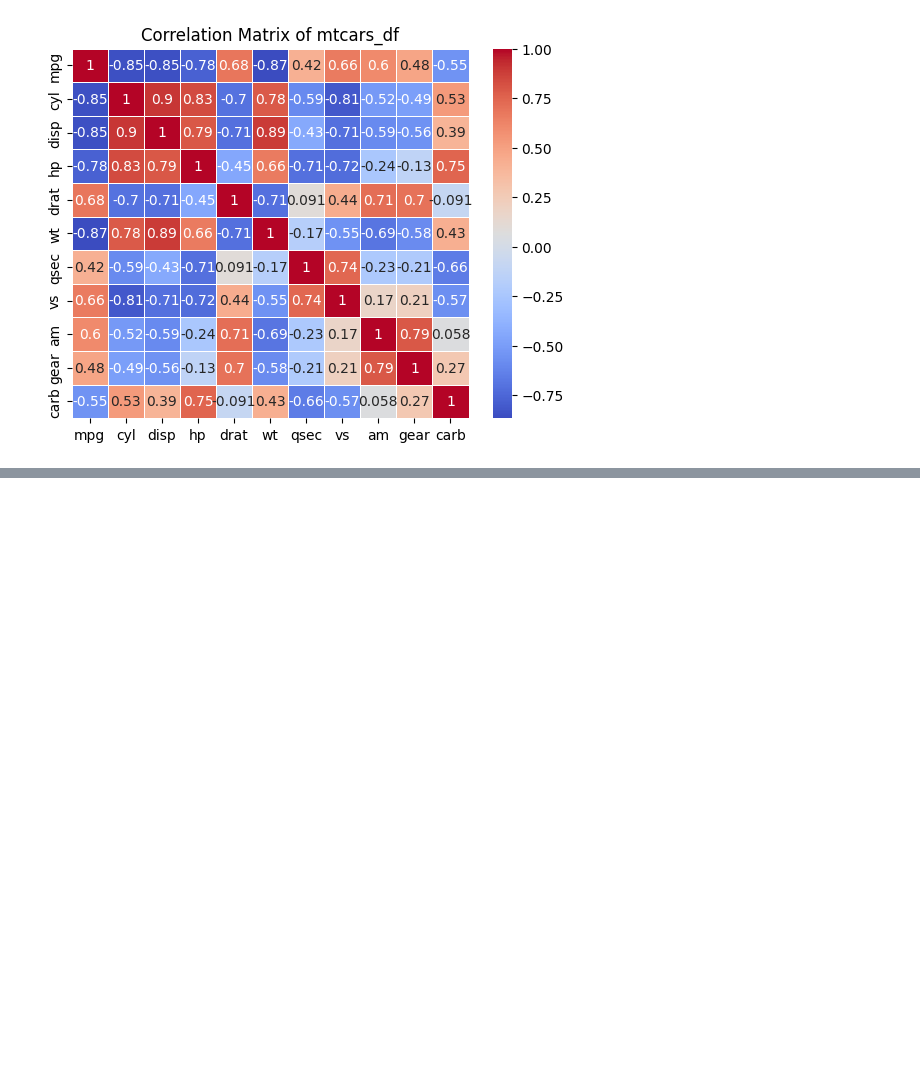
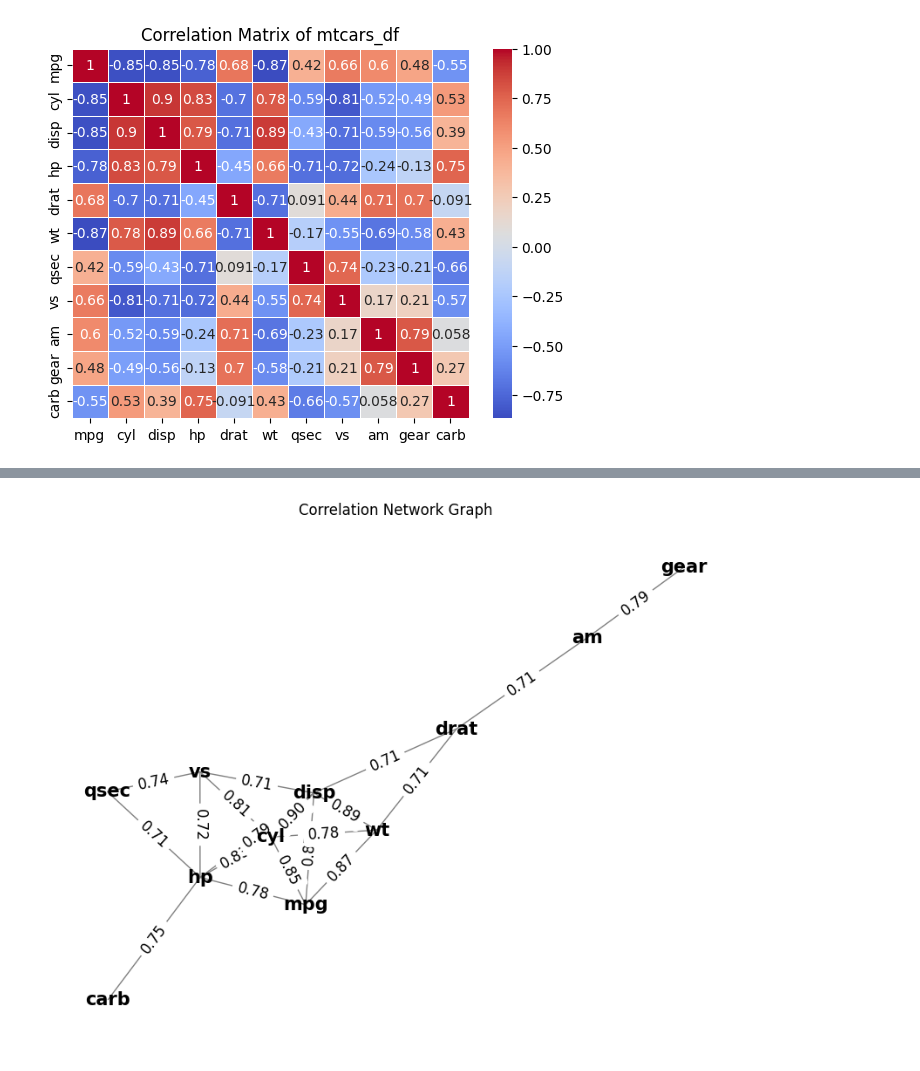
Before and after one commit to dlawork9888/softeer_4th_wiki, a Jupyter notebook: w1/mtcars/mtcars.ipynb, the cells around one changed output, grey strips where cells are left out. Cells and saved outputs as stored; diff of their text form; code cells hidden in the pictures; blank space fills up the shorter version.

```diff
--- a/w1/mtcars/mtcars.ipynb
+++ b/w1/mtcars/mtcars.ipynb
@@ -319,0 +332,36 @@ plt.show()
+# %%
+import networkx as nx
+import numpy as np
+from collections import defaultdict
+def plot_network_graph(correlation_matrix, threshold=0.7):
+    # 상관계수 매트릭스 => 인접행렬
+    adj_matrix = np.abs(correlation_matrix)  # 절대값
+
+    # threshold 값 미만 다 0 => 간선 안그림
+    adj_matrix[adj_matrix < threshold] = 0
+    adj_matrix[adj_matrix == 1] = 0
+
+    # 네트워크 그래프 생성
+    G = nx.from_numpy_array(adj_matrix.values)
+    # 노드 생성
+    G = nx.relabel_nodes(G, lambda x: correlation_matrix.columns[x])
+
+    # 그래프 그리기
+    plt.figure(figsize=(8, 6))
+    pos = nx.spring_layout(G)
+    nx.draw(G, pos, with_labels=True, node_size=0, node_color='skyblue', font_size=15, font_weight='bold', edge_color='gray')
+
+    # 엣지 레이블 추가 (상관계수)
+    edge_labels = defaultdict(str)
+    for i in range(correlation_matrix.shape[0]):
+        for j in range(correlation_matrix.shape[1]):
+            if adj_matrix.iloc[i, j] > threshold:
+                edge_labels[(correlation_matrix.index[i], correlation_matrix.columns[j])] = f'{adj_matrix.iloc[i, j]:.2f}'
+    nx.draw_networkx_edge_labels(G, pos, edge_labels=edge_labels, font_size=12)
+
+    plt.title("Correlation Network Graph")
+    plt.show()
+
+plot_network_graph(correlation_matrix)
+# %% [output]
+[figure, added]
```
Also changed, not shown: parts of 9 cells of this notebook.
